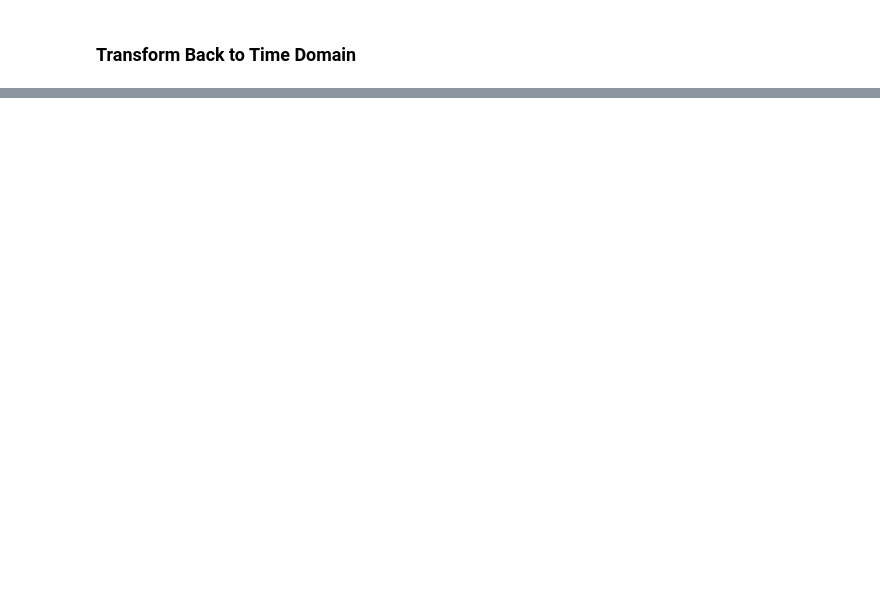
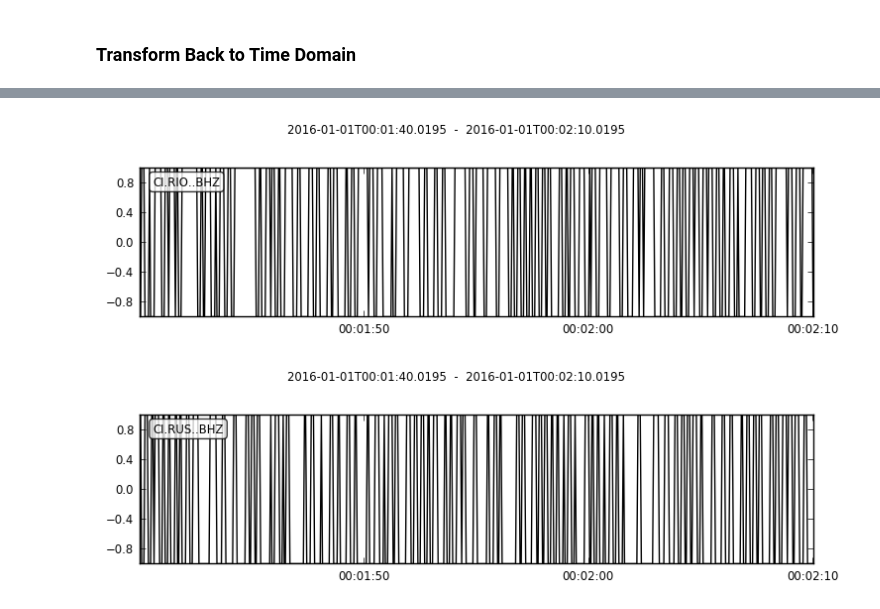
Before and after one commit to tclements/GIGGLES_FALL_2017, a Jupyter notebook: GIGGLES_FALL_2017.ipynb, the cells around one changed output, grey strips where cells are left out. Cells and saved outputs as stored; diff of their text form; code cells hidden in the pictures; blank space fills up the shorter version.

```diff
--- a/GIGGLES_FALL_2017.ipynb
+++ b/GIGGLES_FALL_2017.ipynb
@@ -179,0 +183,9 @@ spect(tr1.copy().slice(t1,t1+600),fmin = 0.05,fmax=2.)
+# %%
+# apply one bit
+tr1.data = np.sign(tr1.data)
+tr2.data = np.sign(tr2.data)
+tr1.plot(starttime=t1+100,endtime = t1 + 130)
+tr2.plot(starttime=t1+100,endtime = t1 + 130)
+# %% [output]
+[figure, added]
+[figure, added]
```
Also changed, not shown: parts of 12 cells of this notebook, 3 other files.
